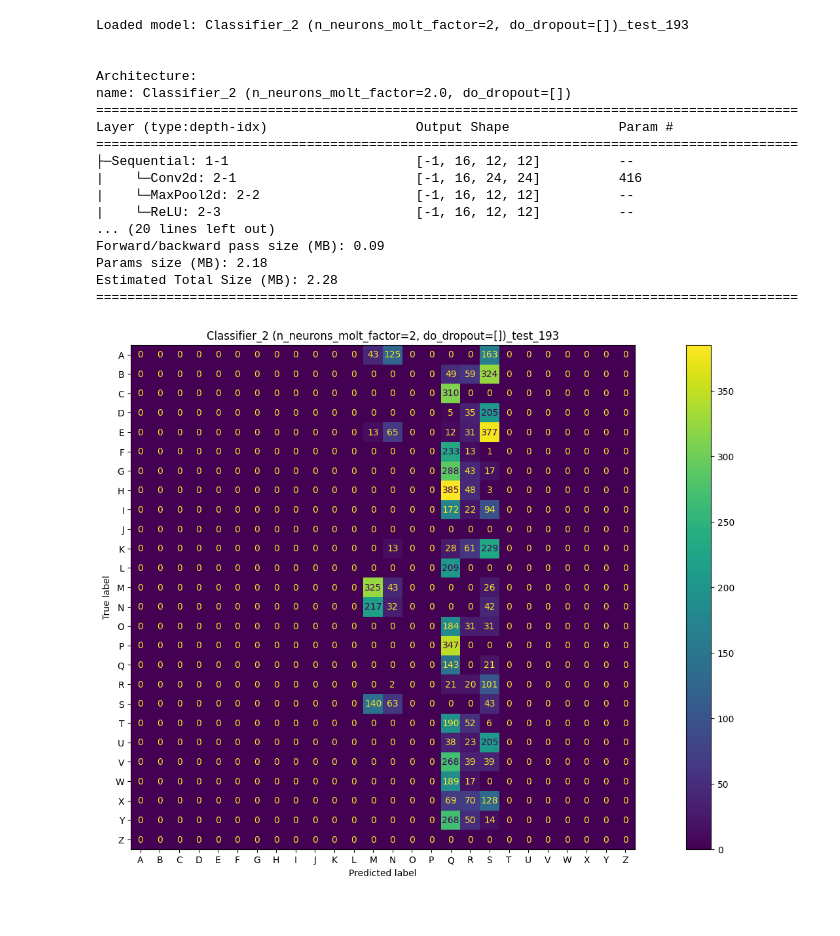
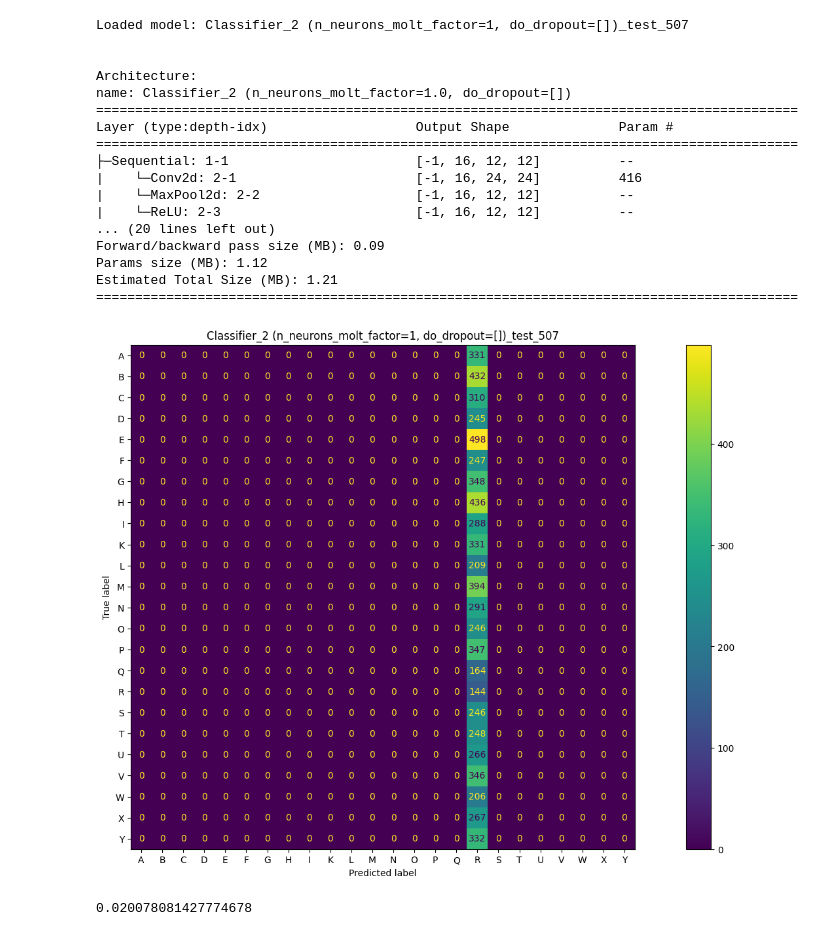
Before and after one commit to Lotto98/Sign-Language-MNIST, a Jupyter notebook: src/Classifier_2.ipynb, the cells around one changed output. Cells and saved outputs as stored; diff of their text form; code cells hidden in the pictures.

Commit message:
accuracy when confusion matrix loss and accuracy plots

```diff
--- a/src/Classifier_2.ipynb
+++ b/src/Classifier_2.ipynb
@@ -86,4 +96,4 @@ Name: 677, dtype: object
 # %%
-best_model = NeuralNetwork.load_NN(all_results.iloc[394], classifiers_dict, torch.device("cuda"), (28,28))
-best_model.explore_wrong_predictions()
+best_model = NeuralNetwork.load_NN(all_results.iloc[5591], classifiers_dict, torch.device("cuda"), (28,28))
+best_model.plot_confusion_matrix()
 # %% [output]
@@ -242,4 +168,4 @@ Name: 2656, dtype: object
 # %%
-worst_model = NeuralNetwork.load_NN(all_results.iloc[1946], classifiers_dict, torch.device("cuda"), (28,28))
+worst_model = NeuralNetwork.load_NN(all_results.iloc[1785], classifiers_dict, torch.device("cuda"), (28,28))
 worst_model.plot_confusion_matrix()
 # %% [output]
@@ -301,22 +210,23 @@ all_results.sort_values(by=['test_accuracies'], ascending=True).iloc[572:585]
 # %%
-model = NeuralNetwork.load_NN(all_results.iloc[2433], classifiers_dict, torch.device("cuda"), (28,28))
+model = NeuralNetwork.load_NN(all_results.iloc[3115], classifiers_dict, torch.device("cuda"), (28,28))
 model.plot_confusion_matrix()
 # %% [output]
-Loaded model: Classifier_2 (n_neurons_molt_factor=2, do_dropout=[])_test_193
+Loaded model: Classifier_2 (n_neurons_molt_factor=1, do_dropout=[])_test_507
 
 
 Architecture:
-name: Classifier_2 (n_neurons_molt_factor=2.0, do_dropout=[])
+name: Classifier_2 (n_neurons_molt_factor=1.0, do_dropout=[])
 ==========================================================================================
 Layer (type:depth-idx)                   Output Shape              Param #
 ==========================================================================================
 ├─Sequential: 1-1                        [-1, 16, 12, 12]          --
 |    └─Conv2d: 2-1                       [-1, 16, 24, 24]          416
 |    └─MaxPool2d: 2-2                    [-1, 16, 12, 12]          --
 |    └─ReLU: 2-3                         [-1, 16, 12, 12]          --
 ... (20 lines left out)
 Forward/backward pass size (MB): 0.09
-Params size (MB): 2.18
-Estimated Total Size (MB): 2.28
+Params size (MB): 1.12
+Estimated Total Size (MB): 1.21
 ==========================================================================================
-[figure, old version]
+[figure, new version]
+0.020078081427774678
```
Also changed, not shown: parts of 23 cells of this notebook, 3 other files.
